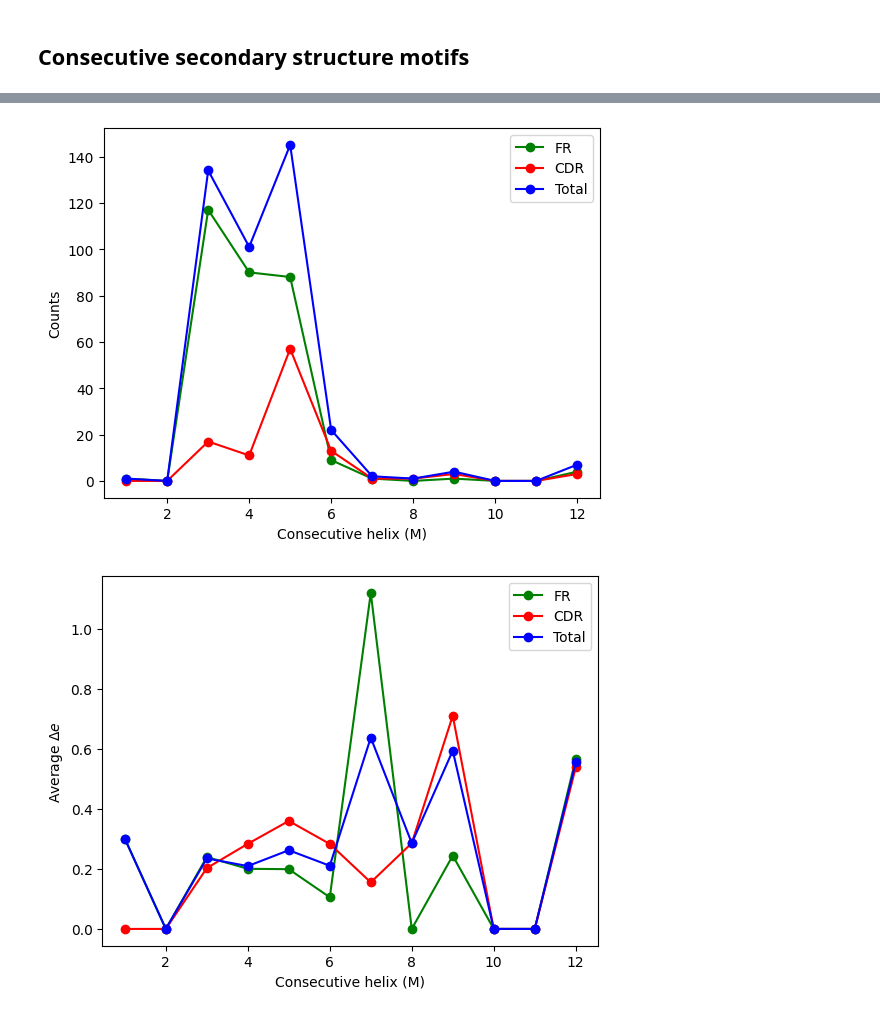
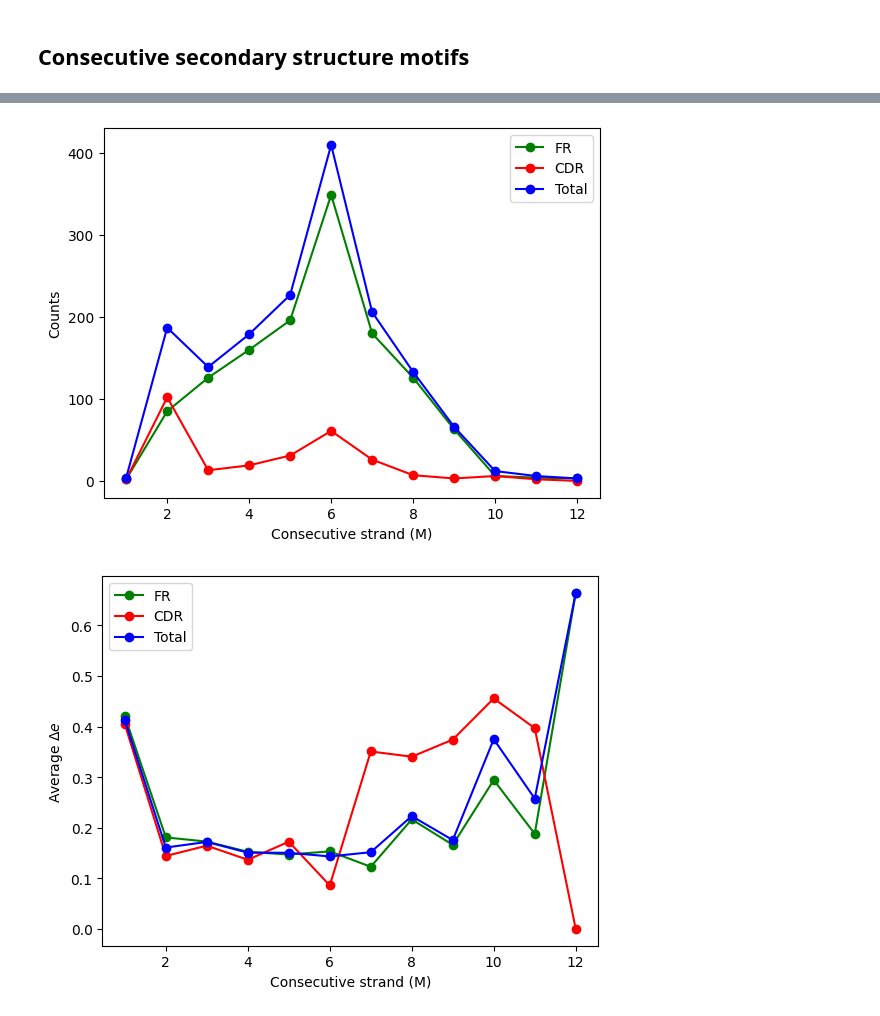
Before and after one commit to kevinmicha/INFUSSE, a Jupyter notebook: notebooks/Interpretability.ipynb, the cells around one changed output, grey strips where cells are left out. Drawn from its saved outputs; the diff is of its cells as text; code cells hidden in the pictures.

Commit message:
Bug fix in consecutive secondary structure motifs

```diff
--- a/notebooks/Interpretability.ipynb
+++ b/notebooks/Interpretability.ipynb
@@ -105,5 +105,5 @@ boxplot_delta_e(delta_e_v, paratope_m, ind_class='paratope')
 # %% [markdown]
 ## Consecutive secondary structure motifs
 # %%
-plot_consecutive_secondary(delta_e_v, secondary_v, secondary_type='helix')
+plot_consecutive_secondary(delta_e_v, secondary_v, secondary_type='strand')
 # %% [output]
@@ -127,2 +127,2 @@ Average delta_e for 1 consecutive helix - FR: 0.30092182755470276, CDR: 0, Total
-[figure, old version]
+[figure, new version]
-[figure, old version]
+[figure, new version]
```
Also changed, not shown: parts of 6 cells of this notebook, 5 other files.
